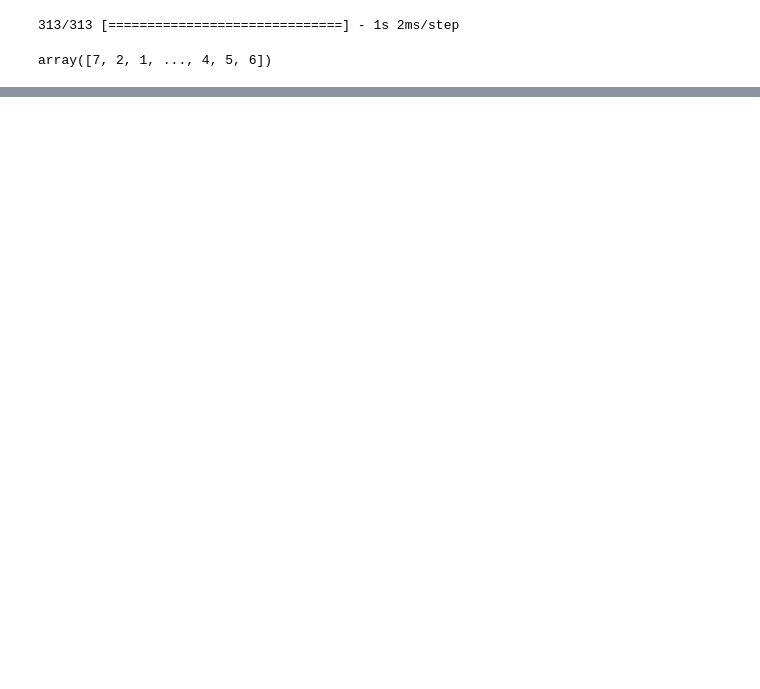
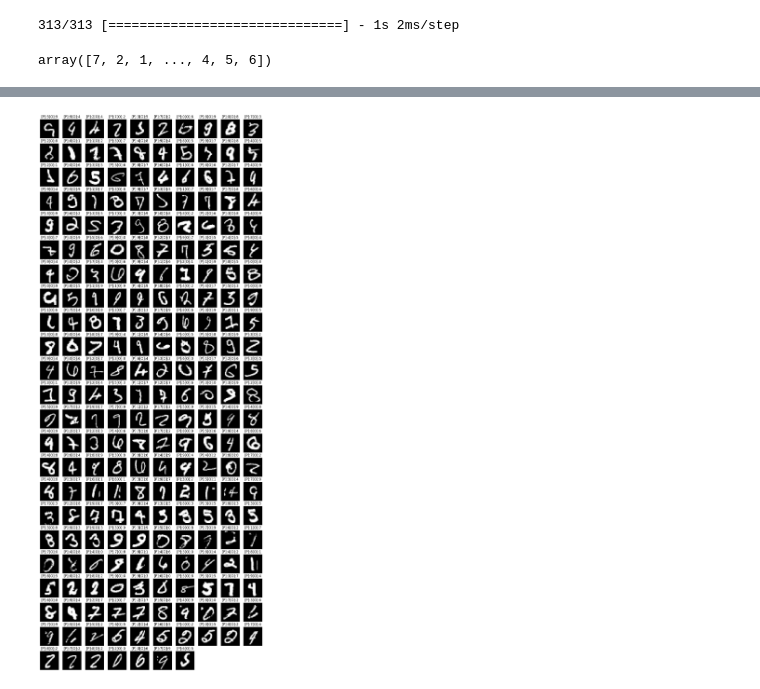
Before and after one commit to dave0629g/simpleMLP, a Jupyter notebook: Mnist.ipynb, the cells around one changed output, grey strips where cells are left out. Saved outputs shown, nothing was run; the diff lists cells and outputs as text; code cells hidden in the pictures; blank space fills up the shorter version.

```diff
--- a/Mnist.ipynb
+++ b/Mnist.ipynb
@@ -171,0 +187,16 @@ pd.DataFrame(confusion_matrix(y_test, classes_x))
+# %%
+diff = np.nonzero(classes_x!=y_test)[0]
+orifalse = y_test[diff]
+classes_xfalse = classes_x[diff]
+imgfalse = x_test[diff]
+plt.figure(figsize=[14,35])
+width = 10
+height = int(len(imgfalse)/10)+1
+for (i, img) in enumerate(imgfalse):
+  plt.subplot(height, width, i+1)
+  plt.axis("off")
+  t = "[P]:" + str(classes_xfalse[i]) + "[O]:" + str(orifalse[i])
+  plt.title(t)
+  plt.imshow(img,cmap='gray')
+# %% [output]
+[figure, added]
```
Also changed, not shown: parts of 10 cells of this notebook.
